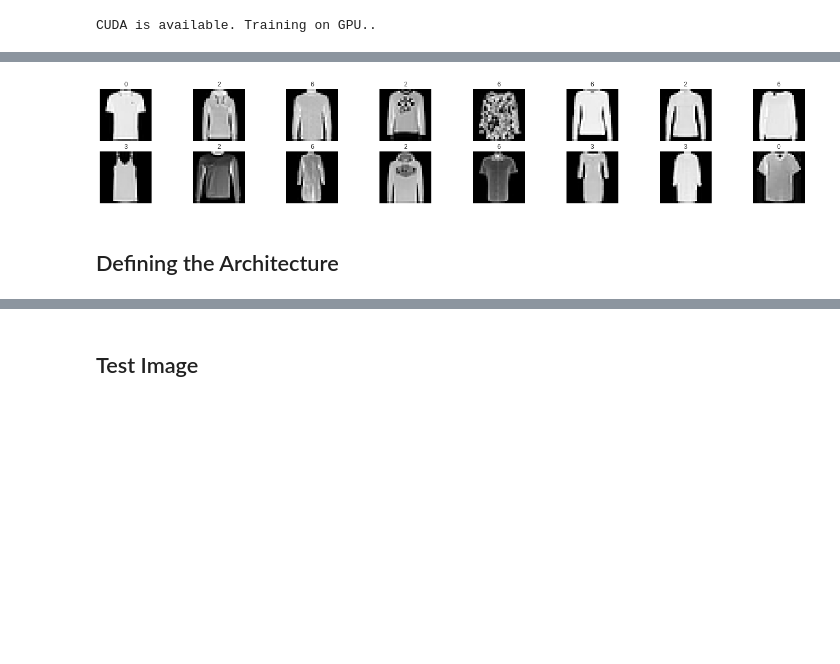
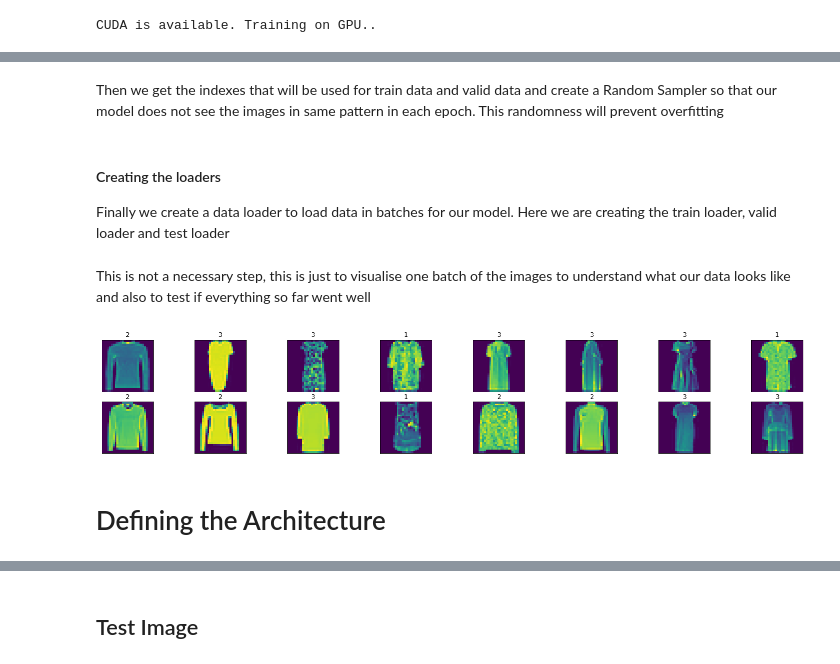
Before and after one commit to rahul-jha98/midasIIITD, a Jupyter notebook: CV_Problem/IIIT_Delhi.ipynb, the cells around one changed output, grey strips where cells are left out. Drawn from its saved outputs; the diff is of its cells as text; code cells hidden in the pictures; blank space fills up the shorter version.

```diff
--- a/CV_Problem/IIIT_Delhi.ipynb
+++ b/CV_Problem/IIIT_Delhi.ipynb
@@ -64,12 +83,12 @@ class MyImages(torch.utils.data.Dataset):
   def __init__(self,
                  images,
                  labels,
-                 train=True,
                  transform=None):
     self.images = images
     self.labels = labels
     self.transform = transform
-    self.train = train # training set or test set
+
+
 
 
   def __getitem__(self, index):
@@ -82,6 +101,8 @@ class MyImages(torch.utils.data.Dataset):
 
     return img, target
 
+
+
   def __len__(self):
         """Return size of dataset."""
         return len(self.labels)
@@ -111,28 +171,6 @@ class MyTestImages(torch.utils.data.Dataset):
+# %% [markdown]
+Then we get the indexes that will be used for train data and valid data and create a Random Sampler so that our model does not see the images in same pattern in each epoch. This randomness will prevent overfitting
 # %%
-
-
-# num of subporcesses for data loading
-num_workers = 0
-
-# how many samples per batch to load
-batch_size = 16
-
-# percentage of training set to use as validation data
-valid_size = 0.2
-
-# convert data to a normalized torch.FloatTensor
-transform = transforms.Compose([
-    transforms.RandomHorizontalFlip(p=0.5),
-    transforms.ToTensor()
-])
-
-transform_test = transforms.Compose([
-    transforms.ToTensor()
-])
-
-train_data = MyImages(data, label, transform = transform)
-test_data = MyTestImages(data2, transform = transform_test)
-
 # obtaining training indices that will be used for validataion
 num_train = len(train_data)
 indices = list(range(num_train))
@@ -143,15 +181,7 @@ train_idx, valid_idx = indices[split:], indices[:split]
 # define samplers for obtaining training and validation batches
 train_sampler = SubsetRandomSampler(train_idx)
 valid_sampler = SubsetRandomSampler(valid_idx)
-
-#Prepare data loaders
-train_loader = torch.utils.data.DataLoader(train_data, batch_size=batch_size,
-                                          sampler = train_sampler,
-                                           num_workers = num_workers)
-
-valid_loader = torch.utils.data.DataLoader(train_data, batch_size=batch_size,
-                                          sampler = valid_sampler,
-                                           num_workers = num_workers)
-
-test_loader = torch.utils.data.DataLoader(test_data, batch_size = batch_size,
-                                          num_workers = num_workers)
+# %% [markdown]
+#### Creating the loaders
+
+Finally we create a data loader to load data in batches for our model. Here we are creating the train loader, valid loader and test loader
@@ -158,22 +200,24 @@ test_loader = torch.utils.data.DataLoader(test_data, batch_size = batch_size,
+# %% [markdown]
+This is not a necessary step, this is just to visualise one batch of the images to understand what our data looks like and also to test if everything so far went well
 # %%
 import matplotlib.pyplot as plt
 %matplotlib inline
 
 #obtain one batch of training images
 dataiter = iter(train_loader)
 images, labels = dataiter.next()
 
 images.numpy()
 
 
 # plot the images in the batch
 fig = plt.figure(figsize=(25,4))
 for idx in np.arange(16):
   ax = fig.add_subplot(2, 16/2, idx + 1, xticks = [], yticks = [])
-  ax.imshow(np.squeeze(images[idx]), cmap = 'gray')
+  ax.imshow(np.squeeze(images[idx]))
   # print out the correct labels for each image
   ax.set_title(str(labels[idx].item()))
 # %% [output]
-[figure, old version]
+[figure, new version]
 # %% [markdown]
-## Defining the Architecture
+# Defining the Architecture
```
Also changed, not shown: parts of 49 cells of this notebook, 1 other file.
